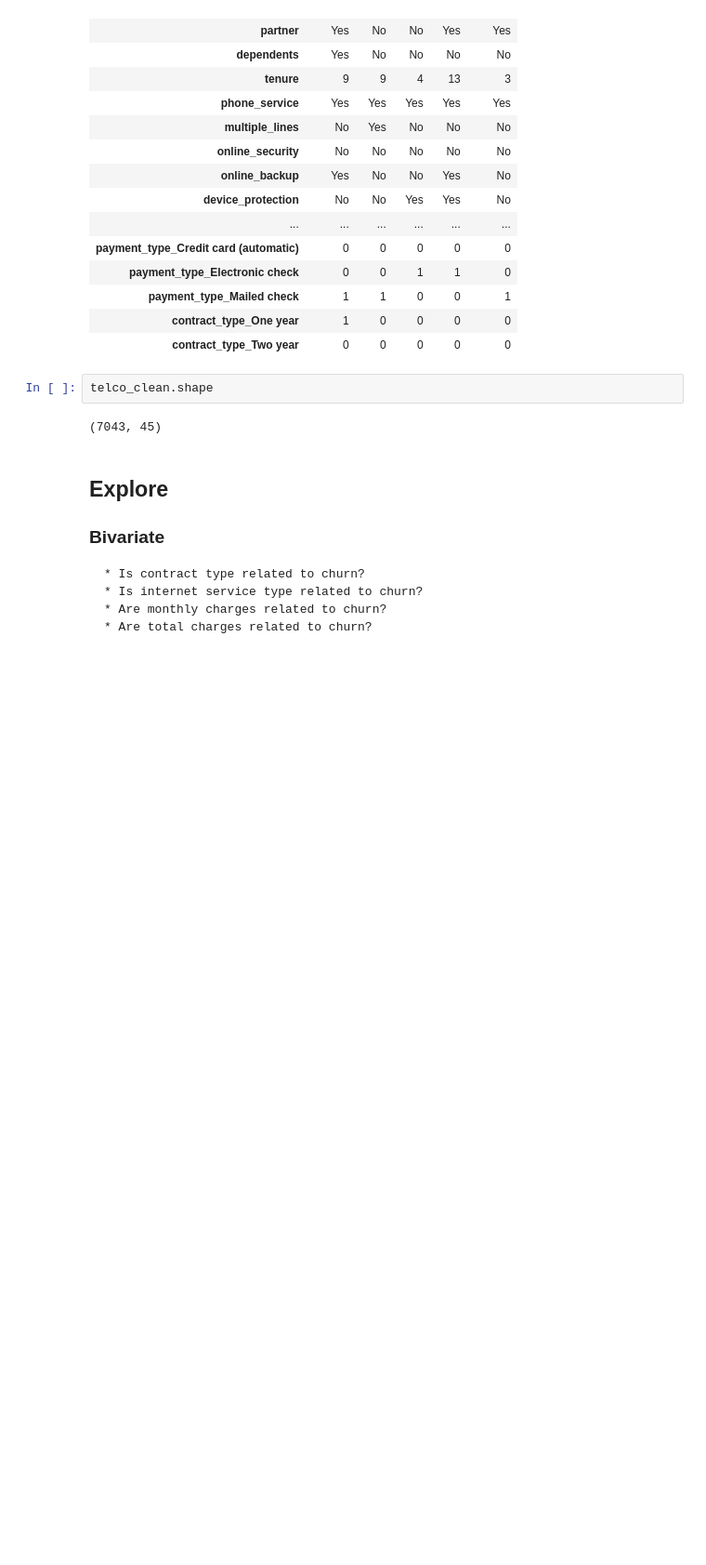
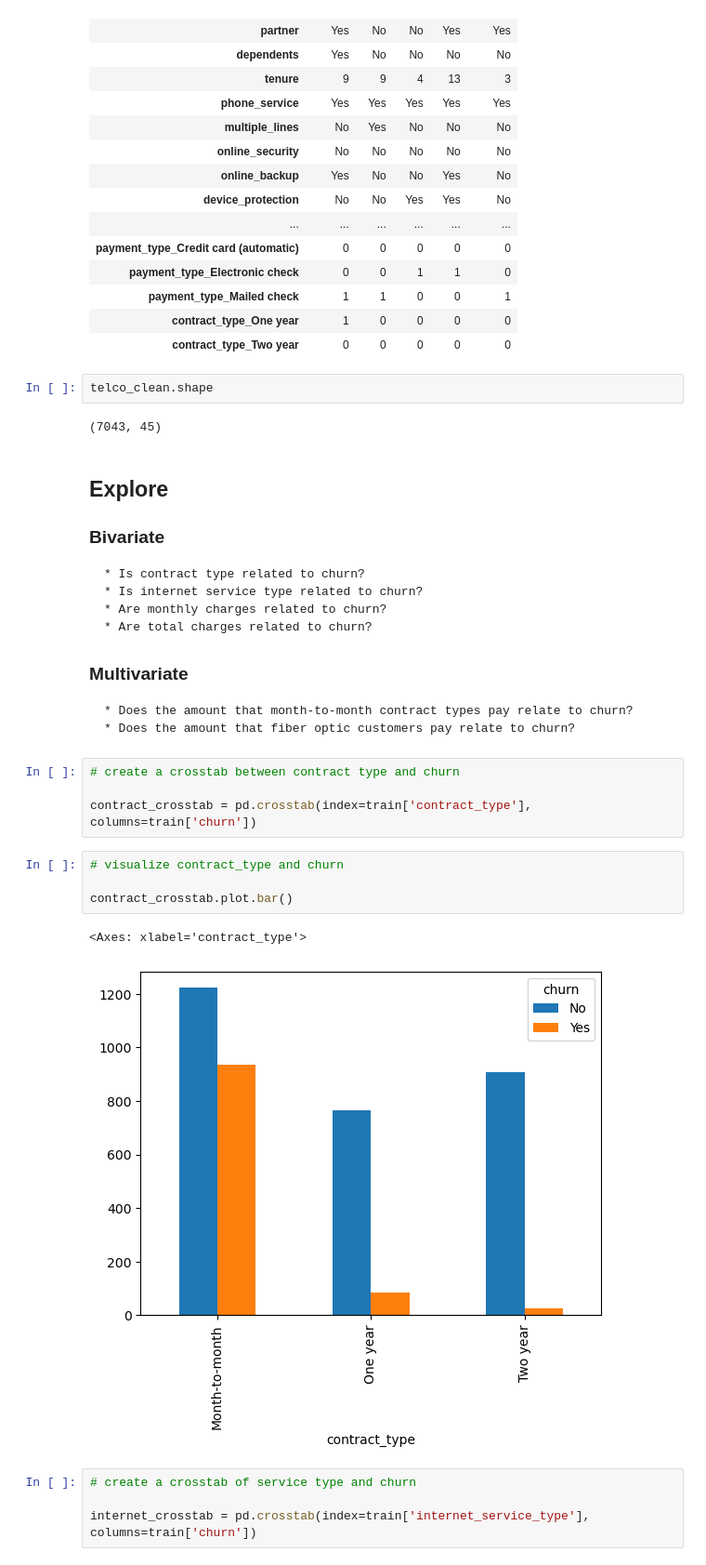
Before and after one commit to elizabethswarren/classification-project, a Jupyter notebook: report.ipynb, the cells around one changed output. Shown at 93% size. Saved outputs shown, nothing was run; the diff lists cells and outputs as text; blank space fills up the shorter version.

Commit message:
Add visualizations for explore data

```diff
--- a/report.ipynb
+++ b/report.ipynb
@@ -181,3 +181,22 @@ telco_clean.shape
     * Is internet service type related to churn?
     * Are monthly charges related to churn?
     * Are total charges related to churn?
+
+### Multivariate
+    * Does the amount that month-to-month contract types pay relate to churn?
+    * Does the amount that fiber optic customers pay relate to churn?
+# %%
+# create a crosstab between contract type and churn
+
+contract_crosstab = pd.crosstab(index=train['contract_type'], columns=train['churn'])
+# %%
+# visualize contract_type and churn
+
+contract_crosstab.plot.bar()
+# %% [output]
+<Axes: xlabel='contract_type'>
+[figure, added]
+# %%
+# create a crosstab of service type and churn
+
+internet_crosstab = pd.crosstab(index=train['internet_service_type'], columns=train['churn'])
```
Also changed, not shown: parts of 3 cells of this notebook.
